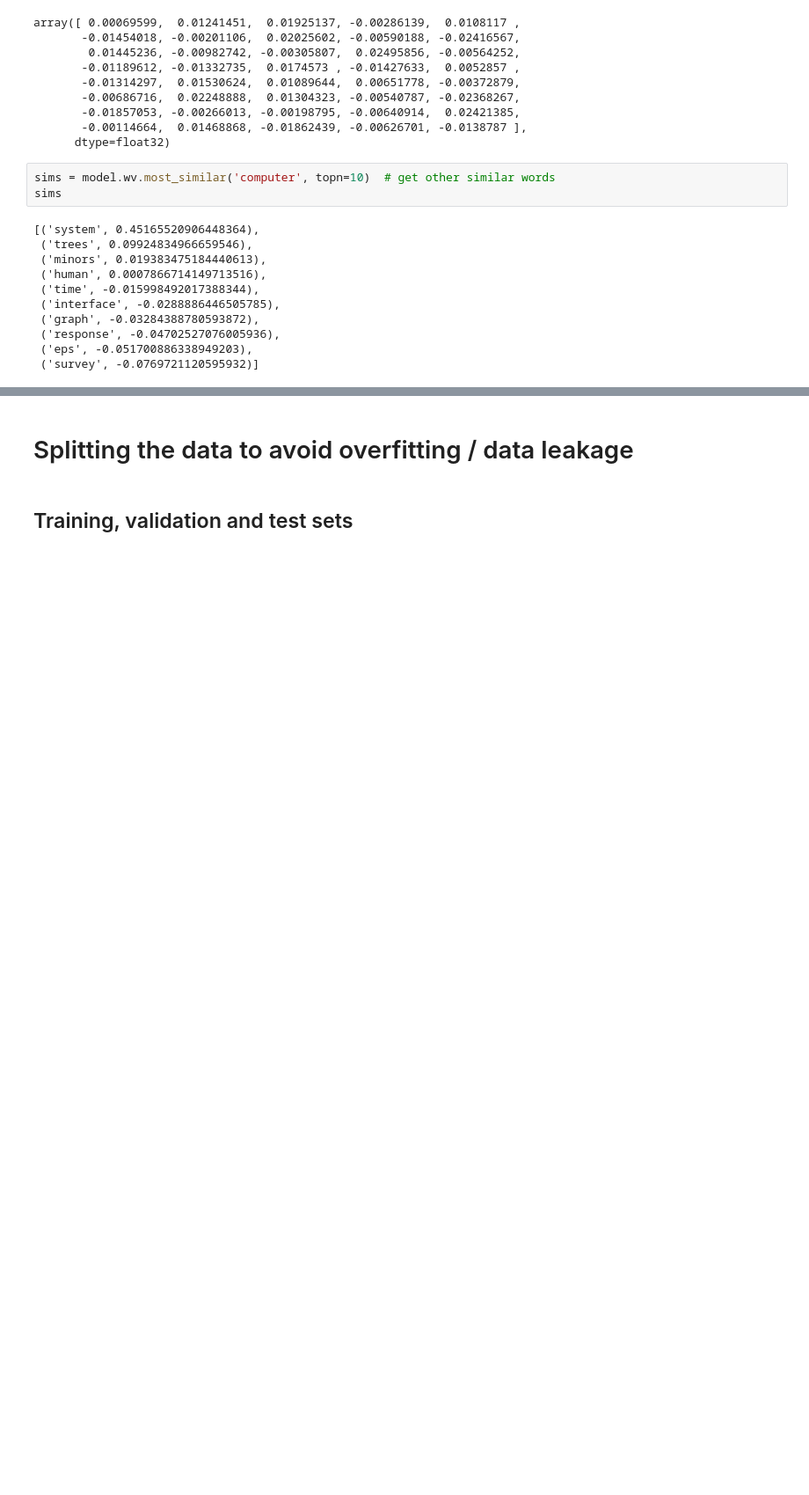
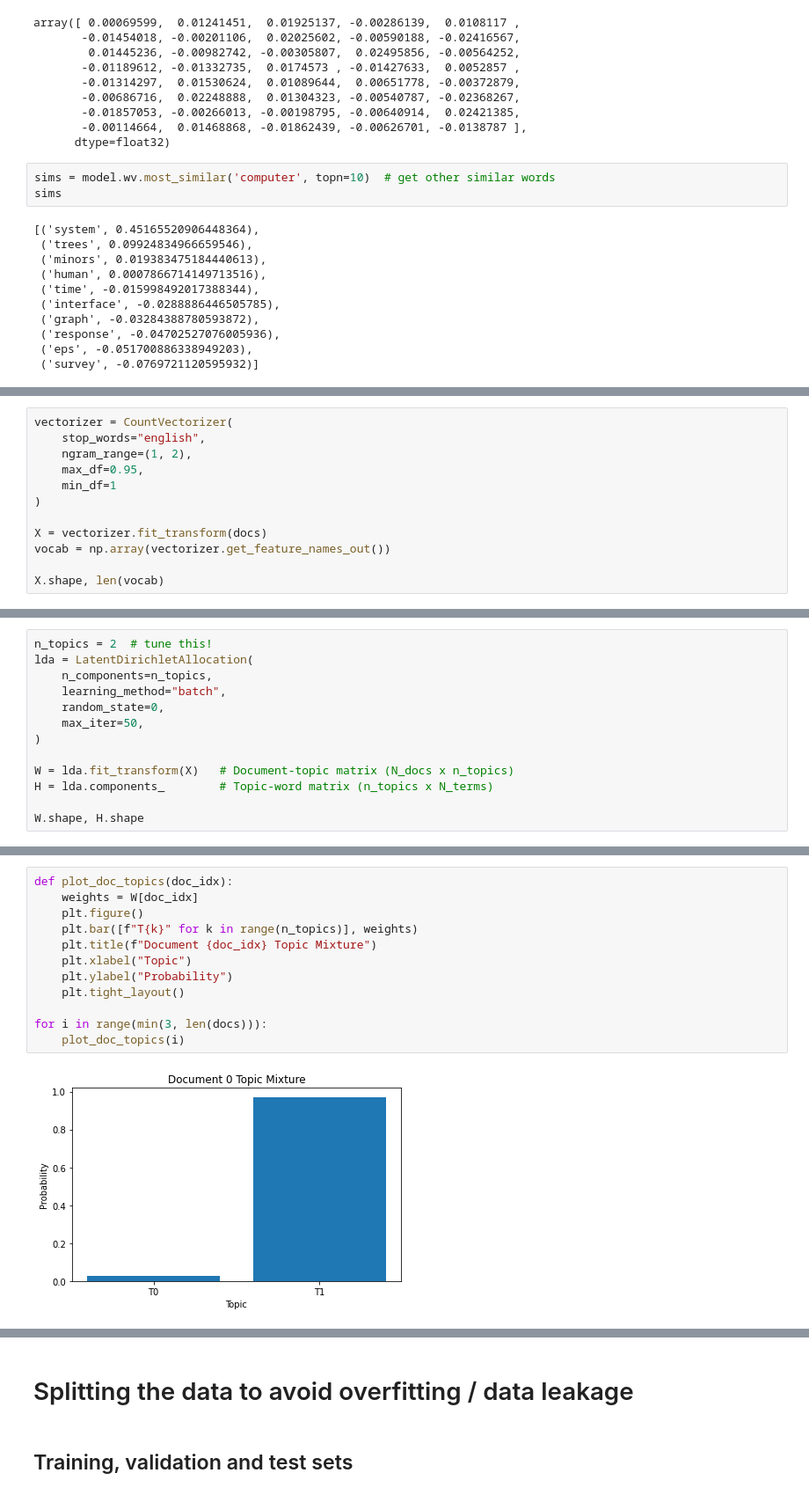
Before and after one commit to fforster/MDS7201, a Jupyter notebook: notebooks/Preprocessing/Preproc+feature+split.ipynb, the cells around one changed output, grey strips where cells are left out. Shown at 88% size. Saved outputs shown, nothing was run; the diff lists cells and outputs as text; blank space fills up the shorter version.

```diff
--- a/notebooks/Preprocessing/Preproc+feature+split.ipynb
+++ b/notebooks/Preprocessing/Preproc+feature+split.ipynb
@@ -1270,0 +1481,12 @@ sims
+# %%
+vectorizer = CountVectorizer(
+    stop_words="english",
+    ngram_range=(1, 2),
+    max_df=0.95,
+    min_df=1
+)
+
+X = vectorizer.fit_transform(docs)
+vocab = np.array(vectorizer.get_feature_names_out())
+
+X.shape, len(vocab)
@@ -1270,0 +1497,13 @@ sims
+# %%
+n_topics = 2  # tune this!
+lda = LatentDirichletAllocation(
+    n_components=n_topics,
+    learning_method="batch",
+    random_state=0,
+    max_iter=50,
+)
+
+W = lda.fit_transform(X)   # Document-topic matrix (N_docs x n_topics)
+H = lda.components_        # Topic-word matrix (n_topics x N_terms)
+
+W.shape, H.shape
@@ -1270,0 +1566,14 @@ sims
+# %%
+def plot_doc_topics(doc_idx):
+    weights = W[doc_idx]
+    plt.figure()
+    plt.bar([f"T{k}" for k in range(n_topics)], weights)
+    plt.title(f"Document {doc_idx} Topic Mixture")
+    plt.xlabel("Topic")
+    plt.ylabel("Probability")
+    plt.tight_layout()
+
+for i in range(min(3, len(docs))):
+    plot_doc_topics(i)
+# %% [output]
+[figure, added]
```
Also changed, not shown: parts of 79 cells of this notebook, 2 other files.
